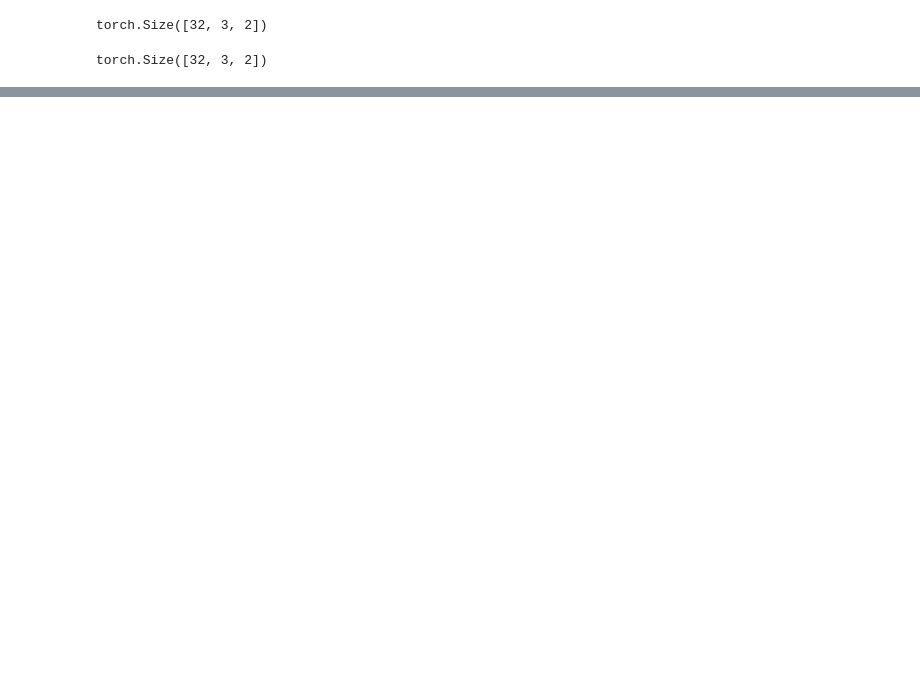
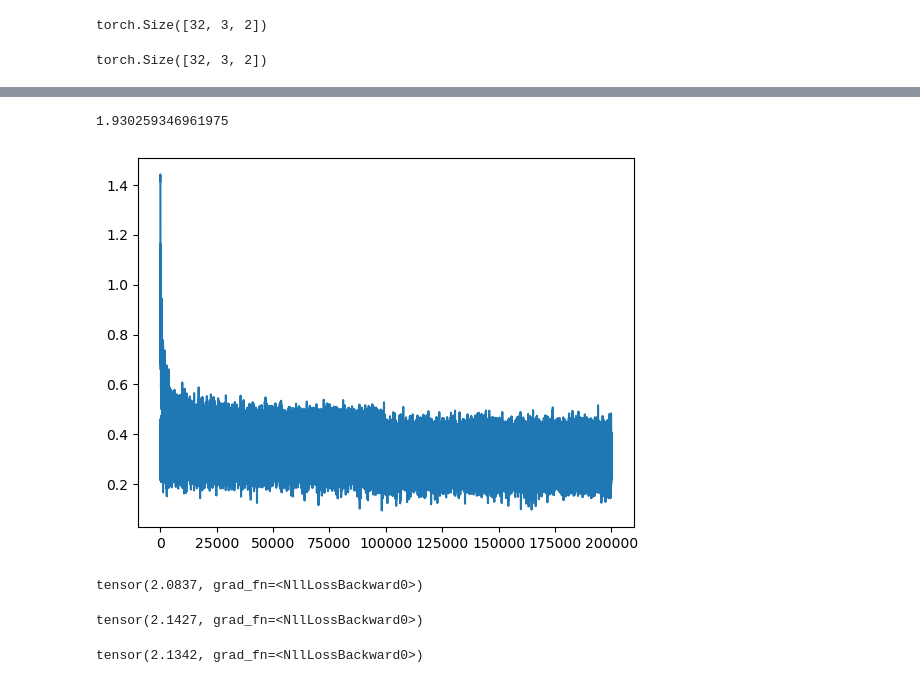
Before and after one commit to c-hristofer/makemore, a Jupyter notebook: build_makemore_mlp.ipynb, the cells around one changed output, grey strips where cells are left out. Saved outputs shown, nothing was run; the diff lists cells and outputs as text; code cells hidden in the pictures; blank space fills up the shorter version.

```diff
--- a/build_makemore_mlp.ipynb
+++ b/build_makemore_mlp.ipynb
@@ -90,0 +188,3 @@ torch.Size([27, 2])
+# %%
+loss = -prob[torch.arange(32), Y].log().mean()
+loss
@@ -90,0 +215,3 @@ torch.Size([27, 2])
+# %%
+for p in parameters:
+    p.requires_grad = True
@@ -90,0 +222,63 @@ torch.Size([27, 2])
+# %%
+# lri and lossi track loss and learning rate
+lri = []
+lossi = []
+stepi = []
+# %%
+for i in range (200000):
+    # Minibatch Construct
+    ix = torch.randint(0, Xtr.shape[0], (32,))
+
+    # Forward Pass
+    emb = C[Xtr[ix]] # (32,3,2)
+    h = torch.tanh(emb.view(-1,30) @ W1 + b1) # (32,100)
+    logits = h @ W2 + b2
+    loss = F.cross_entropy(logits, Ytr[ix])
+
+    # Backward Pass
+    for p in parameters:
+        p.grad = None
+    loss.backward()
+
+    # Update
+    # lr = lrs[i] # Commented out now that we found optimal learning rate
+    lr = 0.1 if i < 100000 else 0.01
+    for p in parameters:
+        p.data += -lr * p.grad
+
+    # Track Stats
+    # lri.append(lre[i]) # Commented out now that we found optimal learning rate
+    stepi.append(i)
+    lossi.append(loss.log10().item())
+print(loss.item())
+# %% [output]
+1.930259346961975
+# %%
+plt.plot(stepi, lossi)
+plt.show()
+# %% [output]
+[figure, added]
+# %%
+emb = C[Xtr] # (32,3,2)
+h = torch.tanh(emb.view(-1,30) @ W1 + b1) # (32,100)
+logits = h @ W2 + b2
+loss = F.cross_entropy(logits, Ytr)
+loss
+# %% [output]
+tensor(2.0837, grad_fn=<NllLossBackward0>)
+# %%
+emb = C[Xdev] # (32,3,2)
+h = torch.tanh(emb.view(-1,30) @ W1 + b1) # (32,100)
+logits = h @ W2 + b2
+loss = F.cross_entropy(logits, Ydev)
+loss
+# %% [output]
+tensor(2.1427, grad_fn=<NllLossBackward0>)
+# %%
+emb = C[Xte] # (32,3,2)
+h = torch.tanh(emb.view(-1,30) @ W1 + b1) # (32,100)
+logits = h @ W2 + b2
+loss = F.cross_entropy(logits, Yte)
+loss
+# %% [output]
+tensor(2.1342, grad_fn=<NllLossBackward0>)
```
Also changed, not shown: parts of 27 cells of this notebook.
